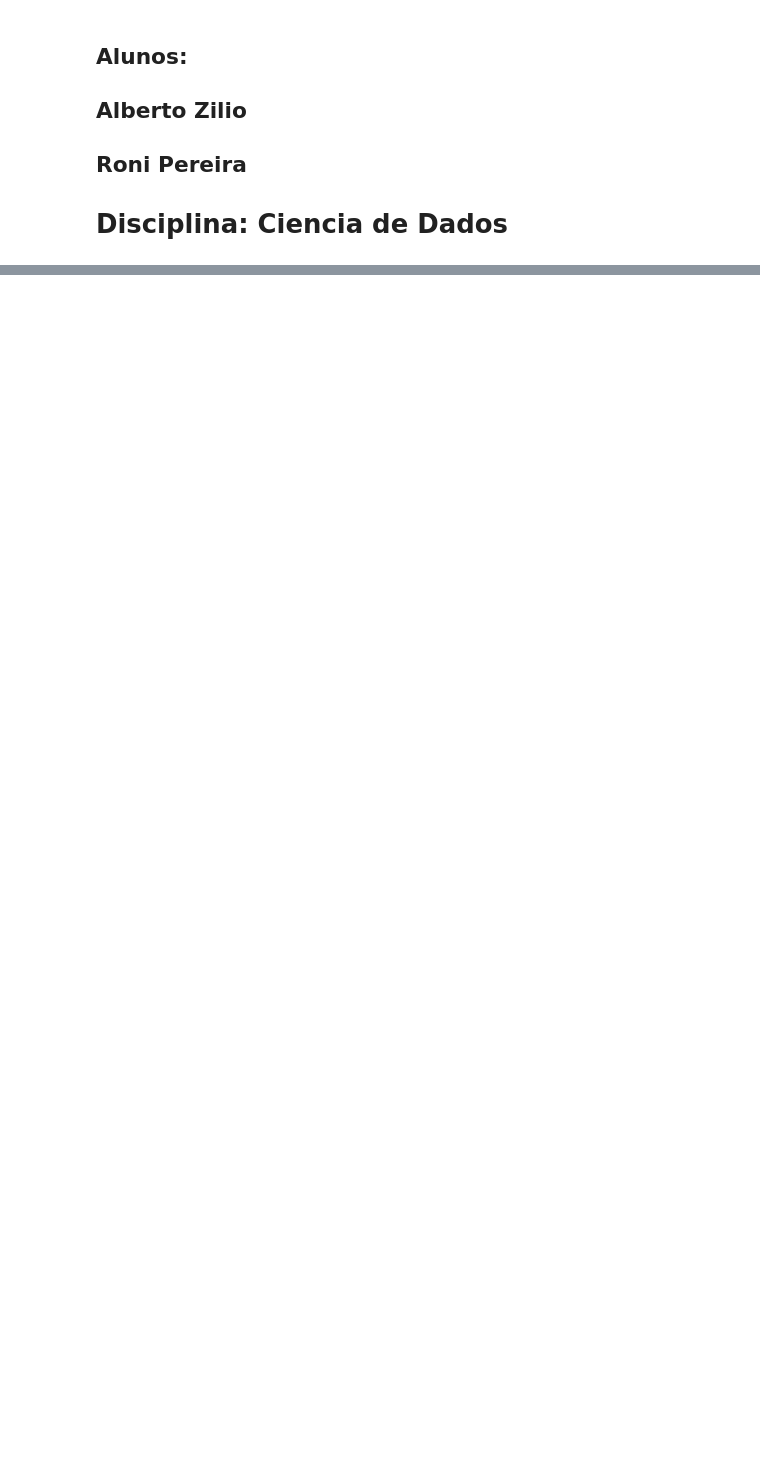
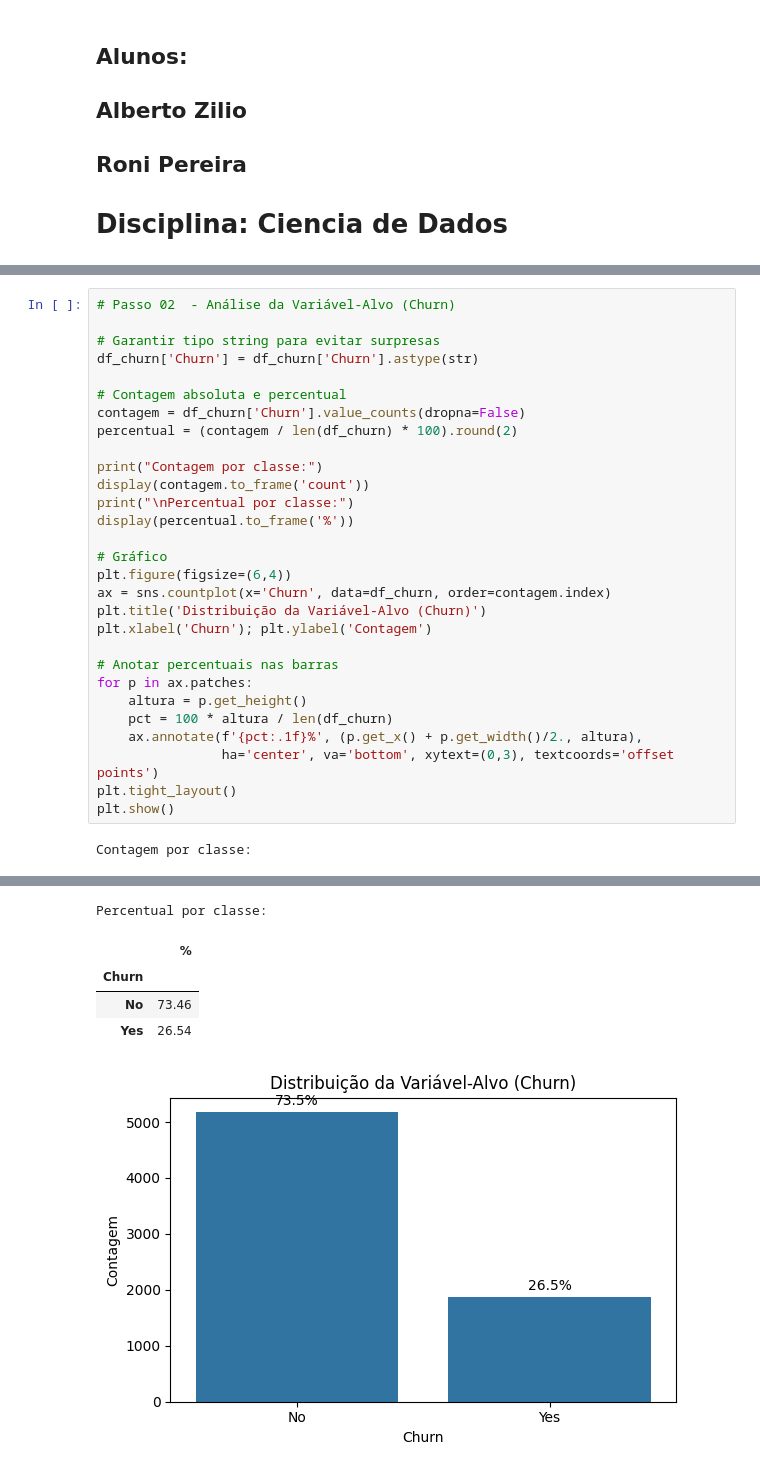
Before and after one commit to zilioalberto/Ciencia_De_Dados_Analise_Exploratoria, a Jupyter notebook: Eda_Churn.ipynb, the cells around one changed output, grey strips where cells are left out. Cells and saved outputs as stored; diff of their text form; blank space fills up the shorter version.

```diff
--- a/Eda_Churn.ipynb
+++ b/Eda_Churn.ipynb
@@ -28,0 +87,31 @@ else:
+# %%
+# Passo 02  - Análise da Variável-Alvo (Churn)
+
+# Garantir tipo string para evitar surpresas
+df_churn['Churn'] = df_churn['Churn'].astype(str)
+
+# Contagem absoluta e percentual
+contagem = df_churn['Churn'].value_counts(dropna=False)
+percentual = (contagem / len(df_churn) * 100).round(2)
+
+print("Contagem por classe:")
+display(contagem.to_frame('count'))
+print("\nPercentual por classe:")
+display(percentual.to_frame('%'))
+
+# Gráfico
+plt.figure(figsize=(6,4))
+ax = sns.countplot(x='Churn', data=df_churn, order=contagem.index)
+plt.title('Distribuição da Variável-Alvo (Churn)')
+plt.xlabel('Churn'); plt.ylabel('Contagem')
+
+# Anotar percentuais nas barras
+for p in ax.patches:
+    altura = p.get_height()
+    pct = 100 * altura / len(df_churn)
+    ax.annotate(f'{pct:.1f}%', (p.get_x() + p.get_width()/2., altura),
+                ha='center', va='bottom', xytext=(0,3), textcoords='offset points')
+plt.tight_layout()
+plt.show()
+# %% [output]
+Contagem por classe:
@@ -28,0 +122,6 @@ else:
+Percentual por classe:
+|  | % |
+| Churn |  |
+| No | 73.46 |
+| Yes | 26.54 |
+[figure, added]
```
Also changed, not shown: parts of 7 cells of this notebook.
